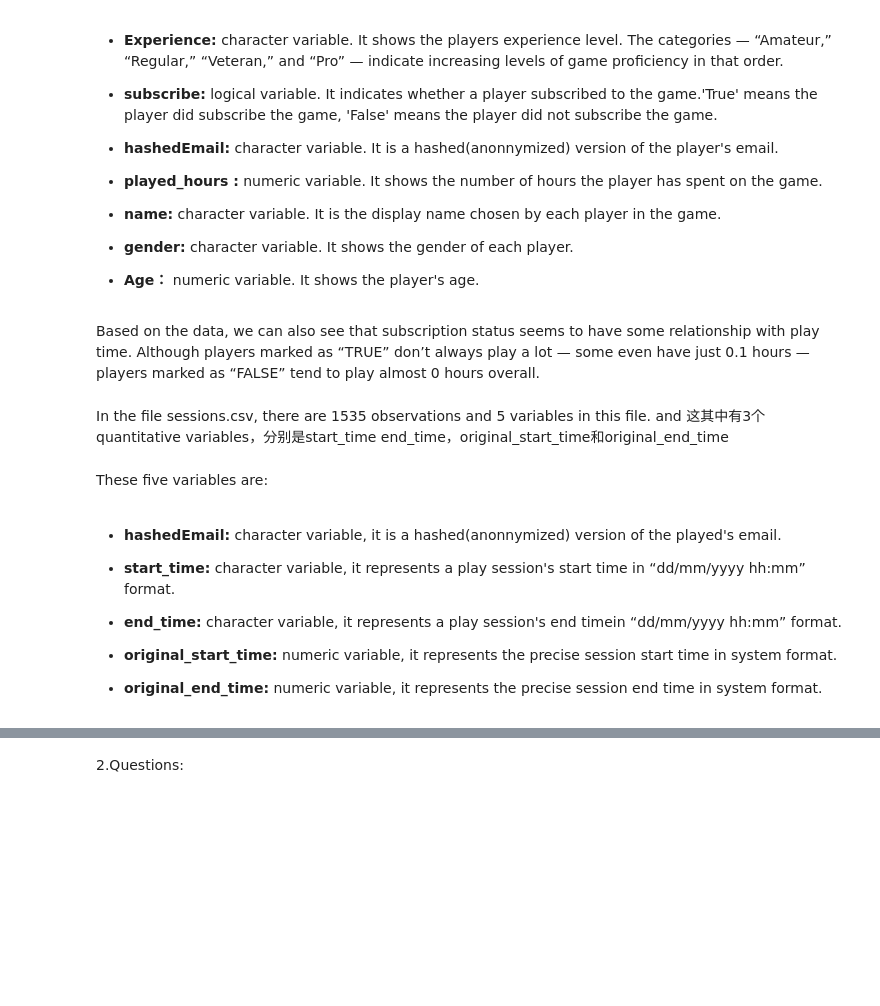
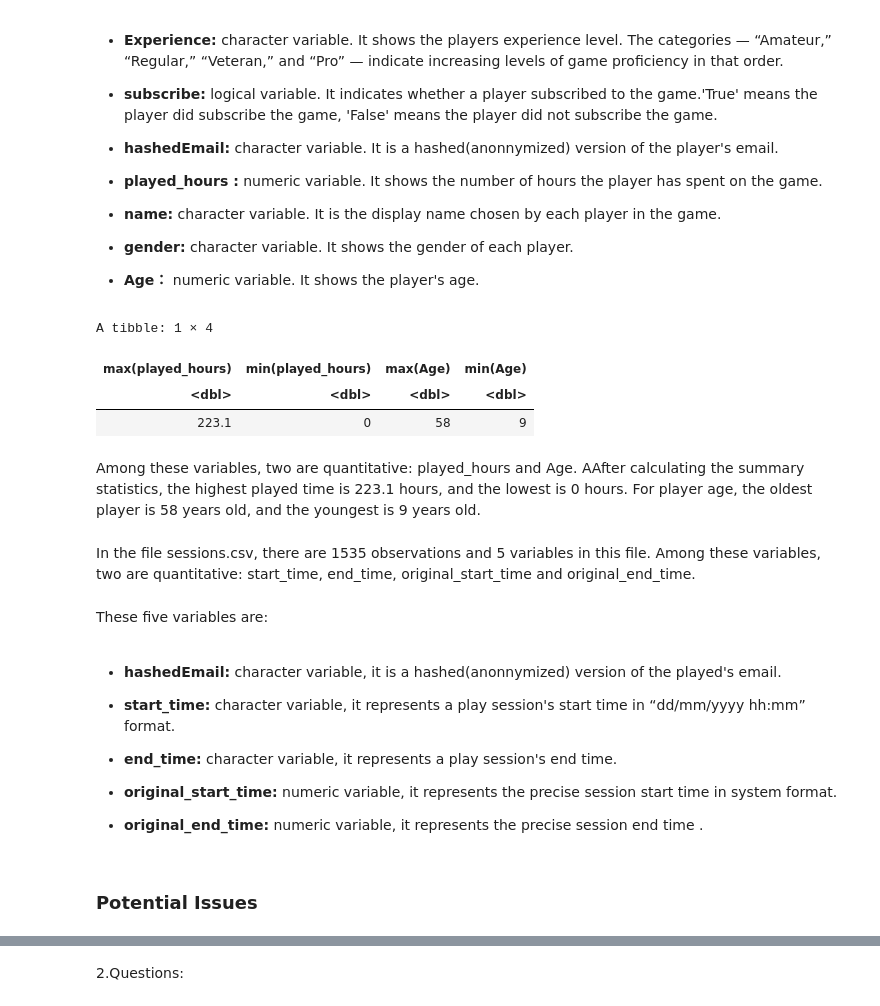
Before and after one commit to zhifou541-stack/26-Elisha-Liu-Individual-Plan, a Jupyter notebook: 26 .ipynb, the cells around one changed output, grey strips where cells are left out. Saved outputs shown, nothing was run; the diff lists cells and outputs as text; code cells hidden in the pictures; blank space fills up the shorter version.

```diff
--- a/26 .ipynb
+++ b/26 .ipynb
@@ -89,10 +77,19 @@ the player did not subscribe the game.
 + **gender:** character variable. It shows the gender of each player.
 
 + **Age：** numeric variable. It shows the player's age.
-# %% [markdown]
-Based on the data, we can also see that subscription status seems to have some relationship with play time. Although players marked as “TRUE” don’t always play a lot — some even have just 0.1 hours — players marked as “FALSE” tend to play almost 0 hours overall.
+# %%
+summary_table <-players |> summarize(max(played_hours), min(played_hours), max(Age), min(Age))
+summary_table
+# %% [output]
+A tibble: 1 × 4
+| max(played_hours) | min(played_hours) | max(Age) | min(Age) |
+| <dbl> | <dbl> | <dbl> | <dbl> |
+| 223.1 | 0 | 58 | 9 |
+# %% [markdown]
+Among these variables, two are quantitative: played_hours and Age.
+AAfter calculating the summary statistics, the highest played time is 223.1 hours, and the lowest is 0 hours. For player age, the oldest player is 58 years old, and the youngest is 9 years old.
 # %% [markdown]
-In the file sessions.csv, there are 1535 observations and 5 variables in this file. and 这其中有3个quantitative variables，分别是start_time	end_time，original_start_time和original_end_time
+In the file sessions.csv, there are 1535 observations and 5 variables in this file. Among these variables, two are quantitative: start_time, end_time, original_start_time and original_end_time.
 # %% [markdown]
 These five variables are:
 # %% [markdown]
@@ -100,8 +97,10 @@ These five variables are:
 
 + **start_time:** character variable, it represents a play session's start time in “dd/mm/yyyy hh:mm” format.
 
-+ **end_time:** character variable, it represents a play session's end timein “dd/mm/yyyy hh:mm” format.
++ **end_time:** character variable, it represents a play session's end time.
 
 + **original_start_time:** numeric variable, it represents the precise session start time in system format.
 
-+ **original_end_time:** numeric variable, it represents the precise session end time in system format.
++ **original_end_time:** numeric variable, it represents the precise session end time .
+# %% [markdown]
+### Potential Issues ###
```
Also changed, not shown: parts of 9 cells of this notebook.
